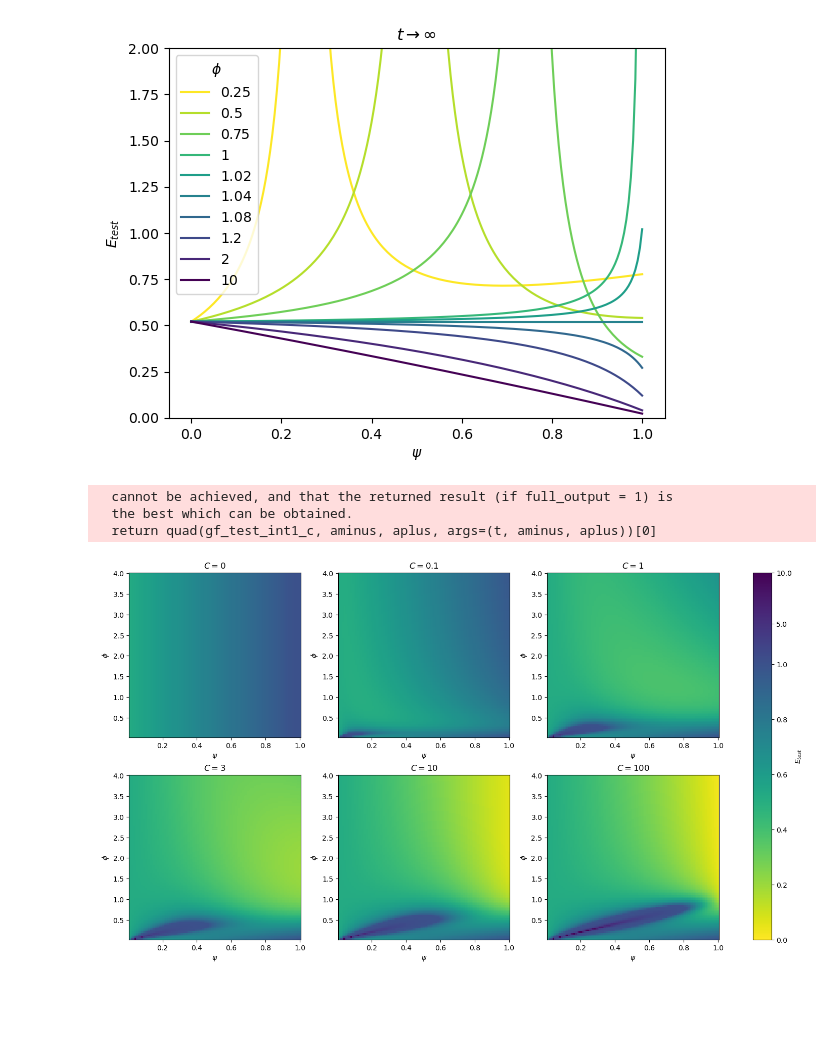
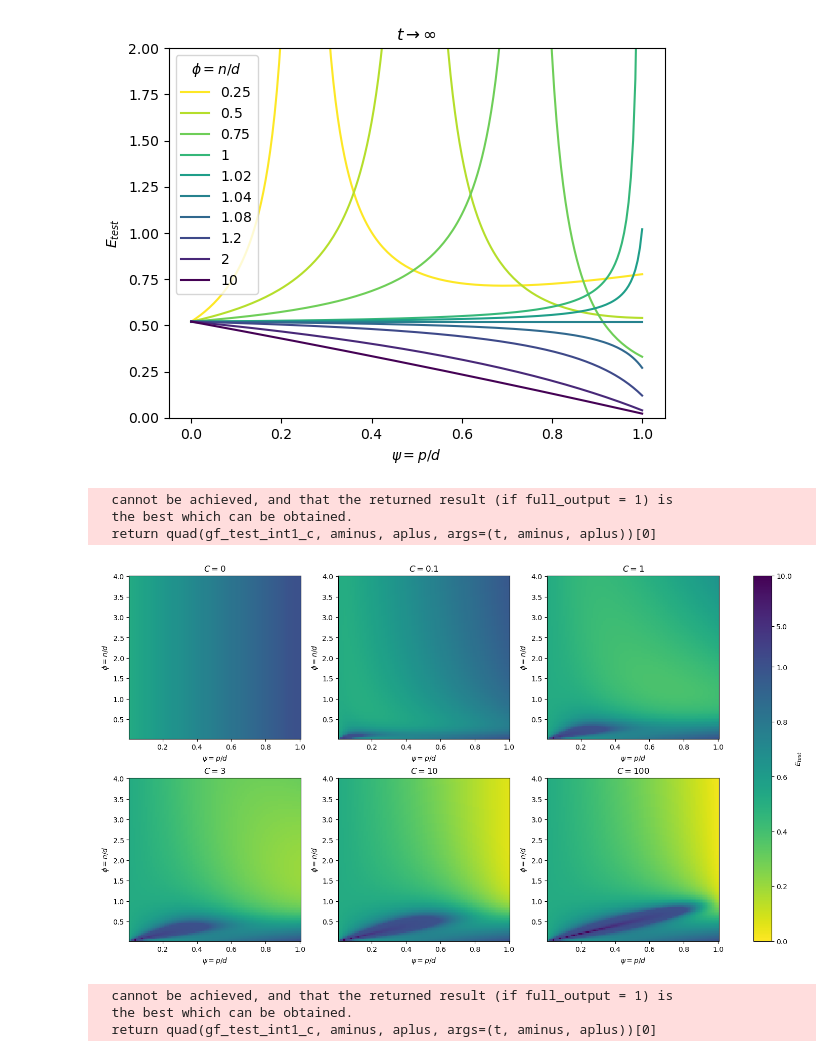
Before and after one commit to feathernox/sgf_dyn, a Jupyter notebook: notebooks/scaling_laws.ipynb, the cells around one changed output. Cells and saved outputs as stored; diff of their text form; code cells hidden in the pictures; blank space fills up the shorter version.

```diff
--- a/notebooks/scaling_laws.ipynb
+++ b/notebooks/scaling_laws.ipynb
@@ -14,6 +16,8 @@ sys.path.append('..')
 %matplotlib inline
 # %%
 ETEST_LABEL = r"$E_{{test}}$"
+PHI_LABEL = r"$\phi = n / d$"
+PSI_LABEL = r"$\psi = p / d$"
 
 def get_colors_range(n_values, cmap_name="viridis", use_bounds=False):
     n_colors = n_values
@@ -67,13 +71,13 @@ fig, ax = plt.subplots()
 for i, phi in enumerate(phi_values):
     ax.plot(psi, GF_test_error_inf_time_reparam(phi, psi, mu2=mu2), c=phi_colors[i], label=fr'${phi}$')
 ax.set_ylabel(ETEST_LABEL)
-ax.set_xlabel(r'$\psi$')
+ax.set_xlabel(PSI_LABEL)
 ax.set_ylim(0, 2)
-ax.legend(title=r'$\phi$')
+ax.legend(title=PHI_LABEL)
 ax.set_title(r'$t \to \infty$')
 plt.show()
 # %% [output]
-[figure, old version]
+[figure, new version]
 # %%
 from matplotlib.colors import Normalize
 
@@ -100,34 +104,58 @@ class SplitNorm(Normalize):
 
 
 phi = np.linspace(0, 4, 101)[1:][:, np.newaxis]
+# it is good to avoid exact equality between phi and psi; otherwise it diverges with time
+# this can be done by choosing spacing properly
 psi = np.linspace(0, 1, 100)[1:][np.newaxis, :]
 mu2 = 0.04
 
 C_values = [0, 0.1, 1, 3, 10, 100]
 
 fig, axes = plt.subplots(2, 3, figsize=(14, 8), layout='constrained')
 norm = SplitNorm(vmin=0, vsplit=1, vmax=10, split_frac=0.75)
 
 ticks_lo = np.linspace(0, 1, 6)  # ticks across 75% of bar
 ticks_hi = np.array([5, 10])  # ticks across 25% of bar
 ticks = np.concatenate([ticks_lo, ticks_hi])
 
 for ax, C in zip(axes.ravel(), C_values):
     t = C / (phi * psi)
 
     # draw mesh
     etest = GF_test_error_reparam_proxy(phi, psi, t, betadiff2=2, beta2=1, mu2=mu2)
 
     mesh = ax.pcolormesh(psi.ravel(), phi.ravel(), etest, cmap='viridis_r', norm=norm)
-    ax.set_xlabel(r'$\psi$')
-    ax.set_ylabel(r'$\phi$')
+    ax.set_xlabel(PSI_LABEL)
+    ax.set_ylabel(PHI_LABEL)
     ax.set_title(fr'$C={C}$')
 
 fig.colorbar(mesh, ax=axes.ravel().tolist(), label=ETEST_LABEL, ticks=ticks)
 # plt.tight_layout()
 plt.show()
 # %% [output]
   cannot be achieved, and that the returned result (if full_output = 1) is
   the best which can be obtained.
   return quad(gf_test_int1_c, aminus, aplus, args=(t, aminus, aplus))[0]
-[figure, old version]
+[figure, new version]
+# %%
+C_values = np.logspace(-3, 2, 100)
+phi = np.linspace(0, 20, 201)[1:]
+phi_view = phi[:, np.newaxis]
+psi = np.linspace(0, 1, 200)[1:]
+psi_view = psi[np.newaxis, :]
+mu2 = 0.04
+
+etest_min = np.empty_like(C_values)
+phi_min = np.empty_like(C_values)
+psi_min = np.empty_like(C_values)
+for i_C, C in tqdm(enumerate(C_values)):
+    t = C / (phi_view * psi_view)
+    etest = GF_test_error_reparam_proxy(phi_view, psi_view, t, betadiff2=2, beta2=1, mu2=mu2)
+    ind = np.unravel_index(np.argmin(etest, axis=None), etest.shape)
+    etest_min[i_C] = etest[ind]
+    phi_min[i_C] = phi[ind[0]]
+    psi_min[i_C] = psi[ind[1]]
+# %% [output]
+  cannot be achieved, and that the returned result (if full_output = 1) is
+  the best which can be obtained.
+  return quad(gf_test_int1_c, aminus, aplus, args=(t, aminus, aplus))[0]
```
Also changed, not shown: parts of 2 cells of this notebook.
